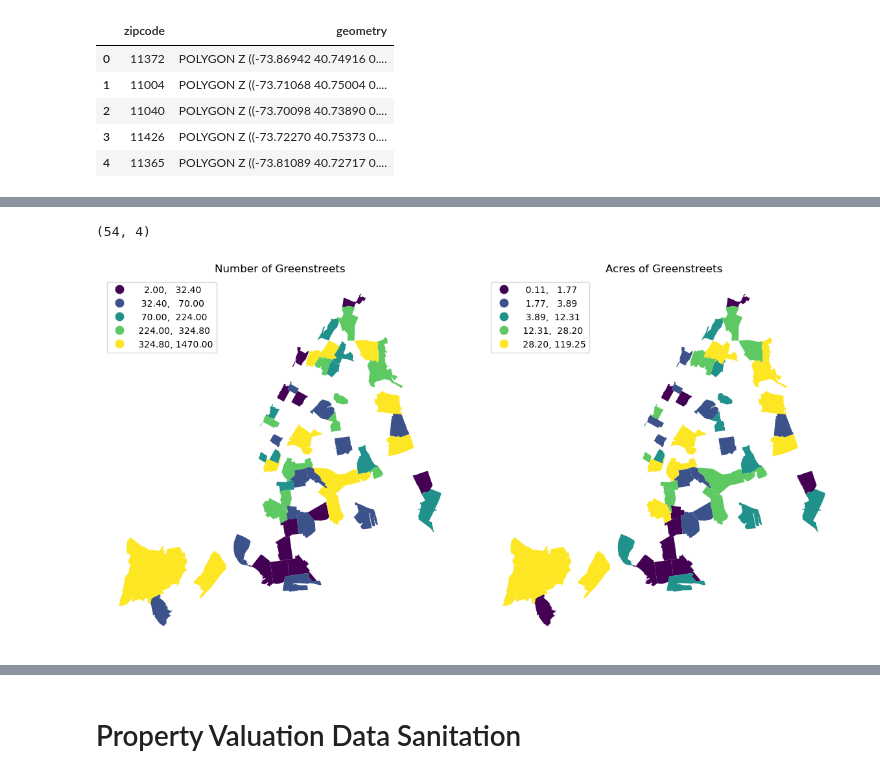
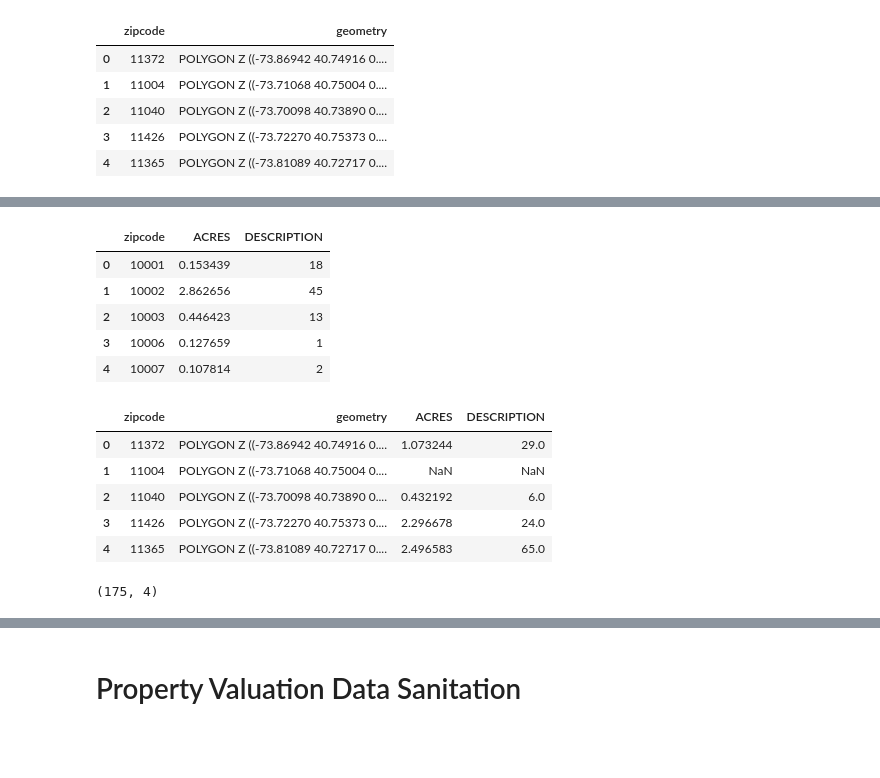
Before and after one commit to omarnyu/I2ADS-2024-group-project, a Jupyter notebook: final_project.ipynb, the cells around one changed output, grey strips where cells are left out. Cells and saved outputs as stored; diff of their text form; code cells hidden in the pictures; blank space fills up the shorter version.

```diff
--- a/final_project.ipynb
+++ b/final_project.ipynb
@@ -545,20 +520,29 @@ merge_data.head()
-# %%
-merge_data.dropna(subset=['ACRES', 'DESCRIPTION']).shape
-# %% [output]
-(54, 4)
-# %%
-fig, axes = plt.subplots(1, 2, figsize=(12, 6))
-
-merge_data.plot(ax=axes[0], column='DESCRIPTION', legend=True, scheme='Quantiles', legend_kwds={'loc': 'upper left'})
-axes[0].set_title('Number of Greenstreets')
-axes[0].axis('off')
-
-merge_data.plot(ax=axes[1], column='ACRES', legend=True, scheme='Quantiles', legend_kwds={'loc': 'upper left'})
-axes[1].set_title('Acres of Greenstreets')
-axes[1].axis('off')
-
-plt.tight_layout()
-
-plt.show()
-# %% [output]
-[figure, removed]
+# %%
+new = Greenstreets_filtered.groupby('zipcode').agg({'ACRES': 'sum','DESCRIPTION':'count'}).reset_index()
+new.head()
+# %% [output]
+|  | zipcode | ACRES | DESCRIPTION |
+| 0 | 10001 | 0.153439 | 18 |
+| 1 | 10002 | 2.862656 | 45 |
+| 2 | 10003 | 0.446423 | 13 |
+| 3 | 10006 | 0.127659 | 1 |
+| 4 | 10007 | 0.107814 | 2 |
+# %%
+#Merge cleaned data with zipcode, Acres, and count of greenstreet with shapefile
+NYCzip['zipcode'] = NYCzip['zipcode'].astype(str)
+new['zipcode'] = new['zipcode'].astype(str)
+
+merge_data = NYCzip.merge(new, left_on='zipcode', right_on='zipcode', how='left')
+
+merge_data.head()
+# %% [output]
+|  | zipcode | geometry | ACRES | DESCRIPTION |
+| 0 | 11372 | POLYGON Z ((-73.86942 40.74916 0.... | 1.073244 | 29.0 |
+| 1 | 11004 | POLYGON Z ((-73.71068 40.75004 0.... | NaN | NaN |
+| 2 | 11040 | POLYGON Z ((-73.70098 40.73890 0.... | 0.432192 | 6.0 |
+| 3 | 11426 | POLYGON Z ((-73.72270 40.75373 0.... | 2.296678 | 24.0 |
+| 4 | 11365 | POLYGON Z ((-73.81089 40.72717 0.... | 2.496583 | 65.0 |
+# %%
+merge_data.dropna(subset=['ACRES', 'DESCRIPTION']).shape
+# %% [output]
+(175, 4)
```
Also changed, not shown: parts of 3 cells of this notebook.
